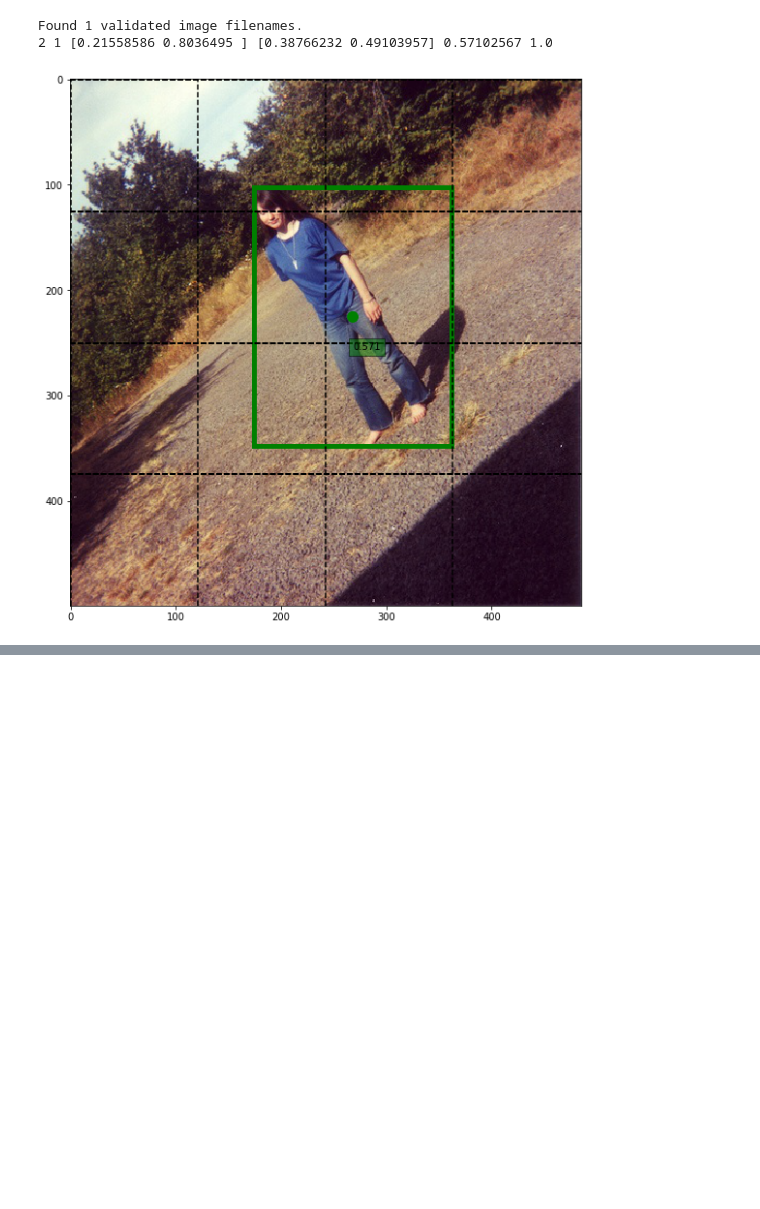
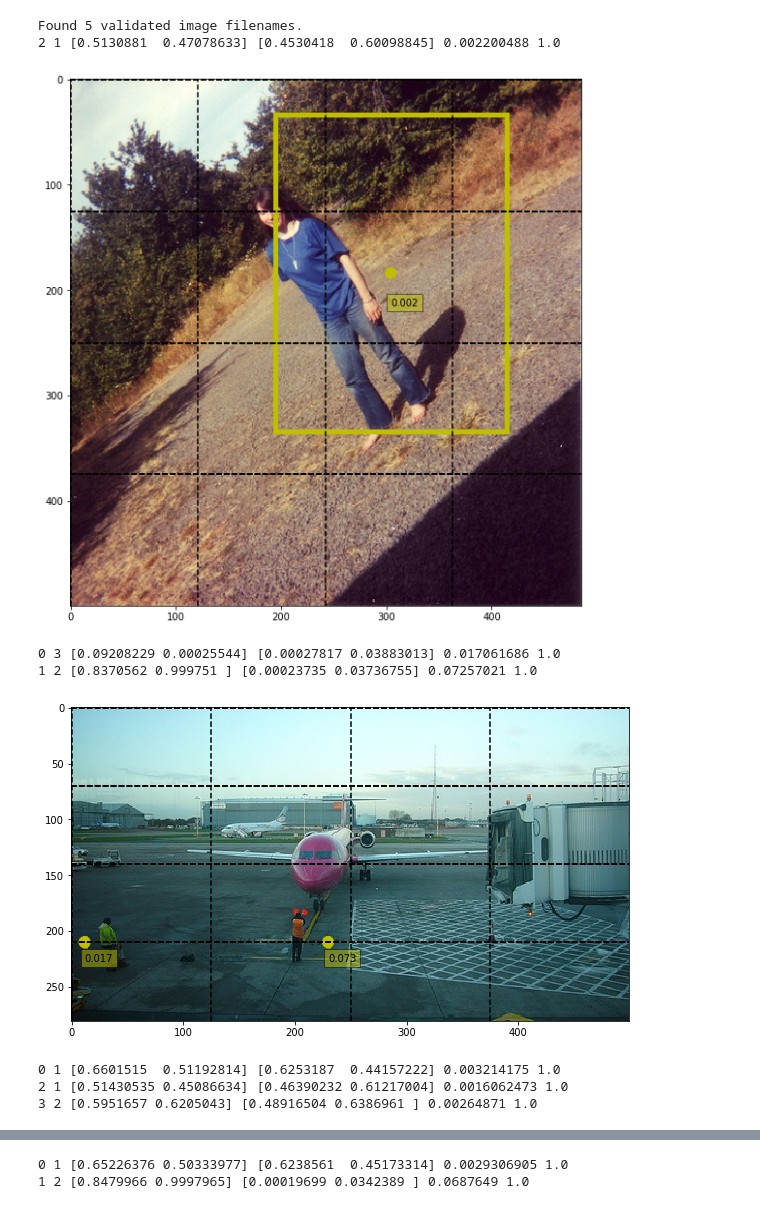
Before and after one commit to MartinHurnak/NN_project, a Jupyter notebook: notebooks/YOLO_train.ipynb, the cells around one changed output, grey strips where cells are left out. Cells and saved outputs as stored; diff of their text form; code cells hidden in the pictures; blank space fills up the shorter version.

Commit message:
added metrics WIP

```diff
--- a/notebooks/YOLO_train.ipynb
+++ b/notebooks/YOLO_train.ipynb
@@ -50,8 +70,9 @@ df.head()
 from src.models.YOLOv3 import create_model
 from src.models.DataGen import DataGenGrid
 from src.models.losses import WholeOutputLoss
+from src.models.metrics import Met
+from src.models.metrics import test_met
 from config import GRID_SIZE
-
 
 datagen = DataGenGrid(batch_size=32, input_size=(256,256), validation_split=0)
 
@@ -67,9 +88,17 @@ callbacks = [
 ]
 print('Logs:', log)
 losses = [WholeOutputLoss(grid_x=x, grid_y=y, grid_size=GRID_SIZE, negative_box_coef=0.5) for x in range(GRID_SIZE[0]) for y in range(GRID_SIZE[1])]
+losses.append(None)
+#metrics=[None]*16
+#metrics.append(Met())
+metrics=[]
+#for i in range(0, 16):
+#    metrics.append(test_met)
+metrics.append(test_met)
+
 #sgd= keras.optimizers.SGD(learning_rate=0.01, momentum=0.9, nesterov=False)
 #adam = keras.optimizers.Adam(clipvalue=0.5)
-model.compile(loss=losses, optimizer='adam')
+model.compile(loss=WholeOutputLoss(0,0), metrics=metrics, optimizer='adam')
 # model.fit_generator(datagen.flow_train(df.head(5)),
 #                     epochs=10,
 #                    # validation_data=datagen.flow_val(df.head(1))
@@ -95,10 +124,10 @@ Trainable params: 3,888,544
 Non-trainable params: 2,048
 __________________________________________________________________________________________________
 # %%
-history = model.fit_generator(datagen.flow_train(df.head(1)),
+history = model.fit_generator(datagen.flow_train(df.head().iloc[[1]]),
                     epochs=10,
                    # validation_data=datagen.flow_val(df.head(1))
-                    verbose=0,
+                    verbose=1,
                     callbacks=callbacks
                    );
 # %% [output]
@@ -107,10 +151,16 @@ WARNING:tensorflow:Model failed to serialize as JSON. Ignoring... Layers with ar
 # %%
 from src.data.VOC2012.plot import plot_grid
-num_predictions = 1
+num_predictions = 5
 pred = model.predict_generator(datagen.flow_train(df.head(num_predictions)))
 for i in range(num_predictions):
-    plot_grid(df, i, np.array(pred)[:,i], plot_ground_truth=False)
+    plot_grid(df, i, np.array(pred[i][0]), plot_ground_truth=False)
 # %% [output]
-Found 1 validated image filenames.
-2 1 [0.21558586 0.8036495 ] [0.38766232 0.49103957] 0.57102567 1.0
+Found 5 validated image filenames.
+2 1 [0.5130881  0.47078633] [0.4530418  0.60098845] 0.002200488 1.0
-[figure, old version]
+[figure, new version]
+0 3 [0.09208229 0.00025544] [0.00027817 0.03883013] 0.017061686 1.0
+1 2 [0.8370562 0.999751 ] [0.00023735 0.03736755] 0.07257021 1.0
+[figure, added]
+0 1 [0.6601515  0.51192814] [0.6253187  0.44157222] 0.003214175 1.0
+2 1 [0.51430535 0.45086634] [0.46390232 0.61217004] 0.0016062473 1.0
+3 2 [0.5951657 0.6205043] [0.48916504 0.6386961 ] 0.00264871 1.0
@@ -116,0 +168,2 @@ Found 1 validated image filenames.
+0 1 [0.65226376 0.50333977] [0.6238561  0.45173314] 0.0029306905 1.0
+1 2 [0.8479966 0.9997965] [0.00019699 0.0342389 ] 0.0687649 1.0
```
Also changed, not shown: parts of 9 cells of this notebook, 5 other files.
